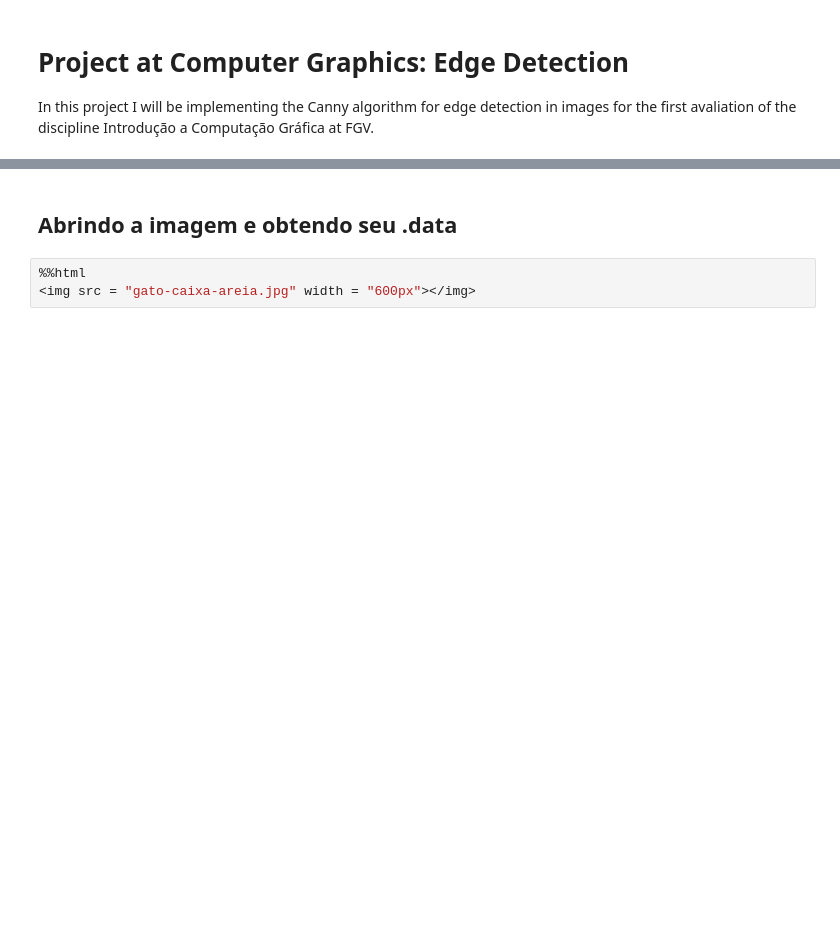
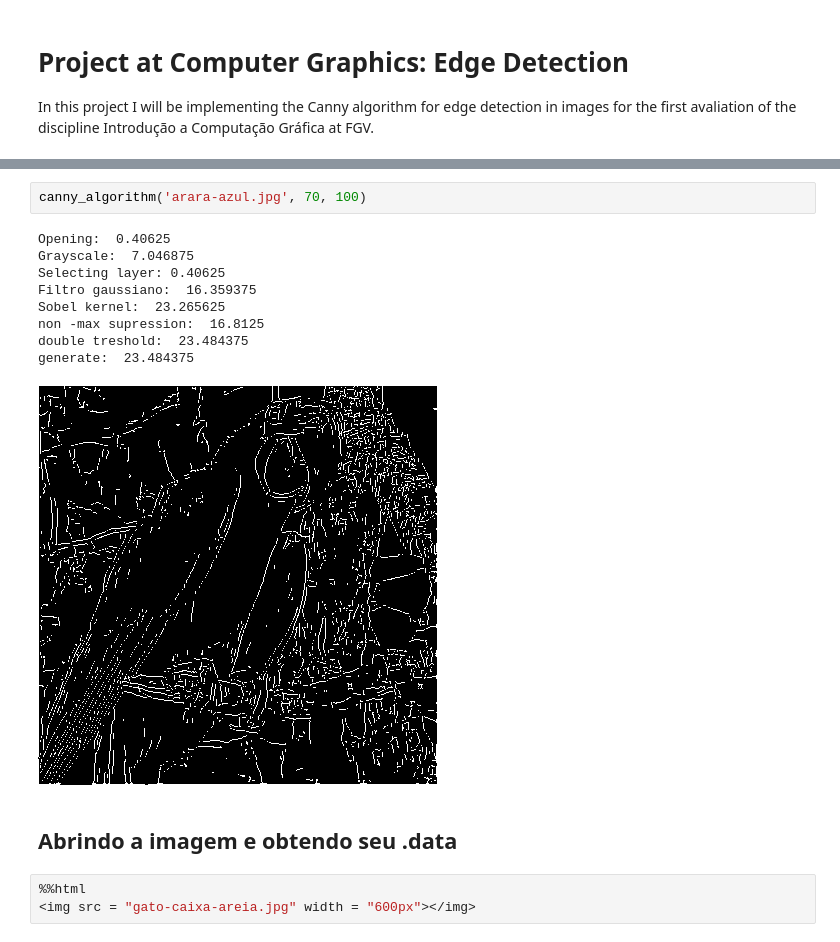
Before and after one commit to GiovaniValdrighi/Edge_Decetion_CG, a Jupyter notebook: Edge_Detection.ipynb, the cells around one changed output, grey strips where cells are left out. Saved outputs shown, nothing was run; the diff lists cells and outputs as text; blank space fills up the shorter version.

```diff
--- a/Edge_Detection.ipynb
+++ b/Edge_Detection.ipynb
@@ -10,3 +159,15 @@ from IPython.display import display
+# %%
+canny_algorithm('arara-azul.jpg', 70, 100)
+# %% [output]
+Opening:  0.40625
+Grayscale:  7.046875
+Selecting layer: 0.40625
+Filtro gaussiano:  16.359375
+Sobel kernel:  23.265625
+non -max supression:  16.8125
+double treshold:  23.484375
+generate:  23.484375
+[figure, added]
 # %% [markdown]
 ## Abrindo a imagem e obtendo seu .data
 # %%
```
Also changed, not shown: parts of 4 cells of this notebook, 8 other files.
